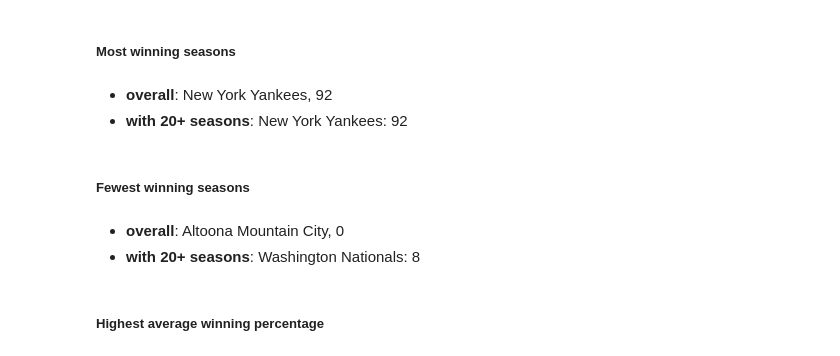
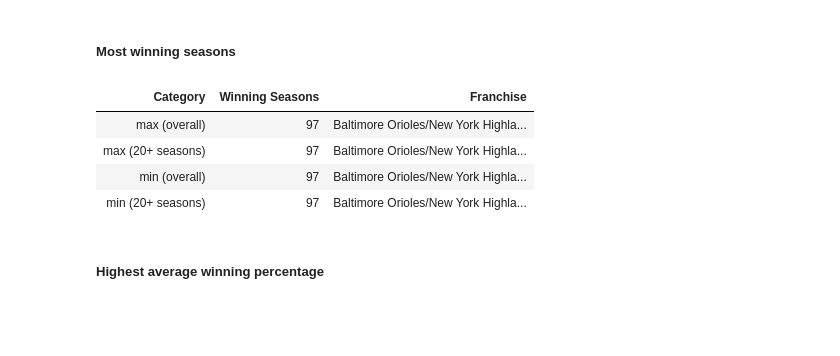
Before and after one commit to zengineering/data, a Jupyter notebook: notebooks/baseball.ipynb, the cells around one changed output. Drawn from its saved outputs; the diff is of its cells as text; code cells hidden in the pictures; blank space fills up the shorter version.

```diff
--- a/notebooks/baseball.ipynb
+++ b/notebooks/baseball.ipynb
@@ -333,5 +336,9 @@ Defensive stats have varied a bit more than offensive, but still within a relati
 # %% [markdown]
 ___________________
 ## W/L records
+# %%
+# translate franchID to team name(s)
+def franch_to_name(franchID: str):
+    return "/".join(teams[teams["franchID"] == franchID]["name"].unique())
 # %%
 teams["Win %"] = teams["W"] / teams["G"]
@@ -392,6 +385,5 @@ Name: 2379, dtype: object
 --------------------------
 # %%
 # W/L per team per year
-win_pct = teams.pivot_table(index="name", columns="yearID", values="Win %")
+win_pct = teams.pivot_table(index="franchID", columns="yearID", values="Win %")
 win_pct_20s = win_pct.dropna(thresh=20)
-win_pct.tail(2)
@@ -404,31 +390,31 @@ win_pct.tail(2)
+# %%
+def season_record(df: pd.DataFrame, x: Callable[[pd.DataFrame], int]) -> Tuple[str, int]:
+    seasons = (df > 0.500).sum(axis=1)
+    team = seasons.idxmax()
+    return(team, seasons[team])
 # %% [markdown]
 ##### Most winning seasons
-# %%
-df = (win_pct > 0.500).sum(axis=1)
-team = df.idxmax()
-
-df_20 = (win_pct_20s > 0.500).sum(axis=1)
-team_20 = df_20.idxmax()
-
-markdown(f"- **overall**: {team}, {df[team]}\n"
-         f"- **with 20+ seasons**: {team_20}: {df_20[team_20]}")
-# %% [output]
-- **overall**: New York Yankees, 92
-- **with 20+ seasons**: New York Yankees: 92
-# %% [markdown]
-##### Fewest winning seasons
-# %%
-df = (win_pct > 0.500).sum(axis=1)
-team = df.idxmin()
-
-df_20 = (win_pct_20s > 0.500).sum(axis=1)
-team_20 = df_20.idxmin()
-
-markdown(f"- **overall**: {team}, {df[team]}\n"
-         f"- **with 20+ seasons**: {team_20}: {df_20[team_20]}")
-# %% [output]
-- **overall**: Altoona Mountain City, 0
-- **with 20+ seasons**: Washington Nationals: 8
+# %%
+team_h_any, high_any = season_record(win_pct, pd.DataFrame.idxmax)
+team_h_20, high_20 = season_record(win_pct_20s, pd.DataFrame.idxmax)
+team_l_any, low_any = season_record(win_pct, pd.DataFrame.idxmin)
+team_l_20, low_20 = season_record(win_pct_20s, pd.DataFrame.idxmin)
+# %%
+html(tabulate([["max (overall)", high_any, franch_to_name(team_h_any)],
+               ["max (20+ seasons)", high_20, franch_to_name(team_h_20)],
+               ["min (overall)", low_any, franch_to_name(team_l_any)],
+               ["min (20+ seasons)", low_20, franch_to_name(team_l_20)],
+
+              ],
+              tablefmt="html",
+              headers=["Category", "Winning Seasons", "Franchise"],
+              stralign="center", numalign="center"))
+# %% [output]
+| Category | Winning Seasons | Franchise |
+| max (overall) | 97 | Baltimore Orioles/New York Highla... |
+| max (20+ seasons) | 97 | Baltimore Orioles/New York Highla... |
+| min (overall) | 97 | Baltimore Orioles/New York Highla... |
+| min (20+ seasons) | 97 | Baltimore Orioles/New York Highla... |
 # %% [markdown]
 ##### Highest average winning percentage
 # %%
```
Also changed, not shown: parts of 20 cells of this notebook.
